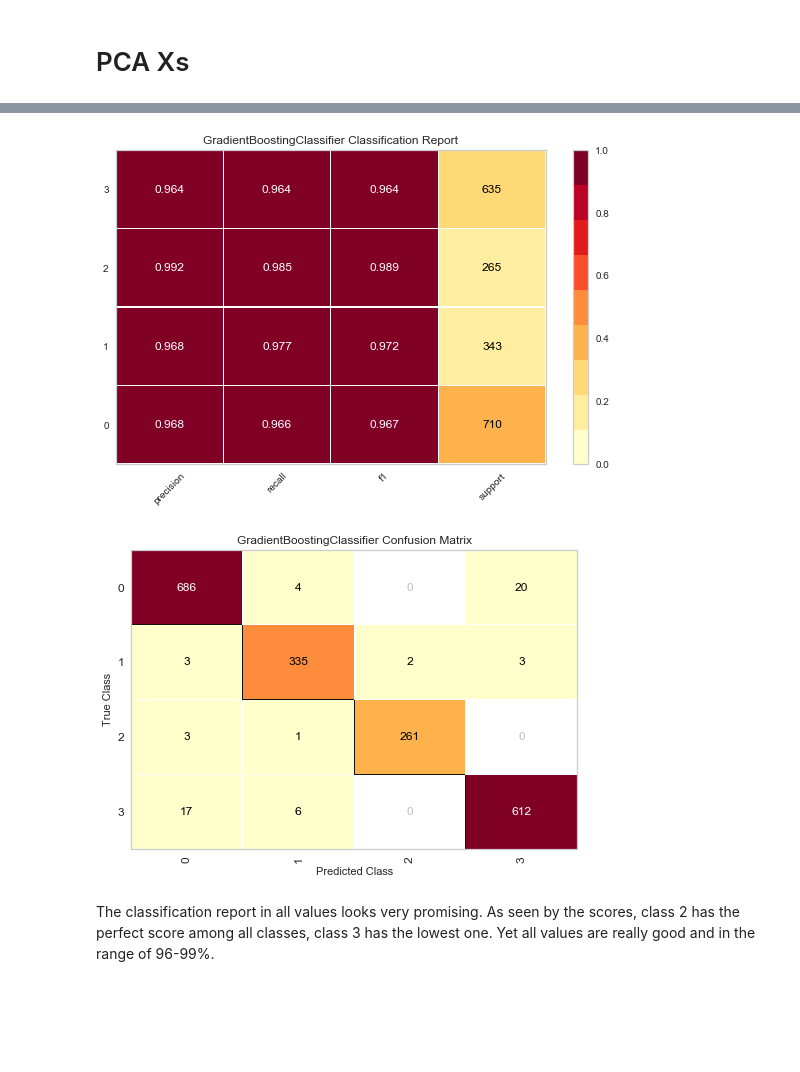
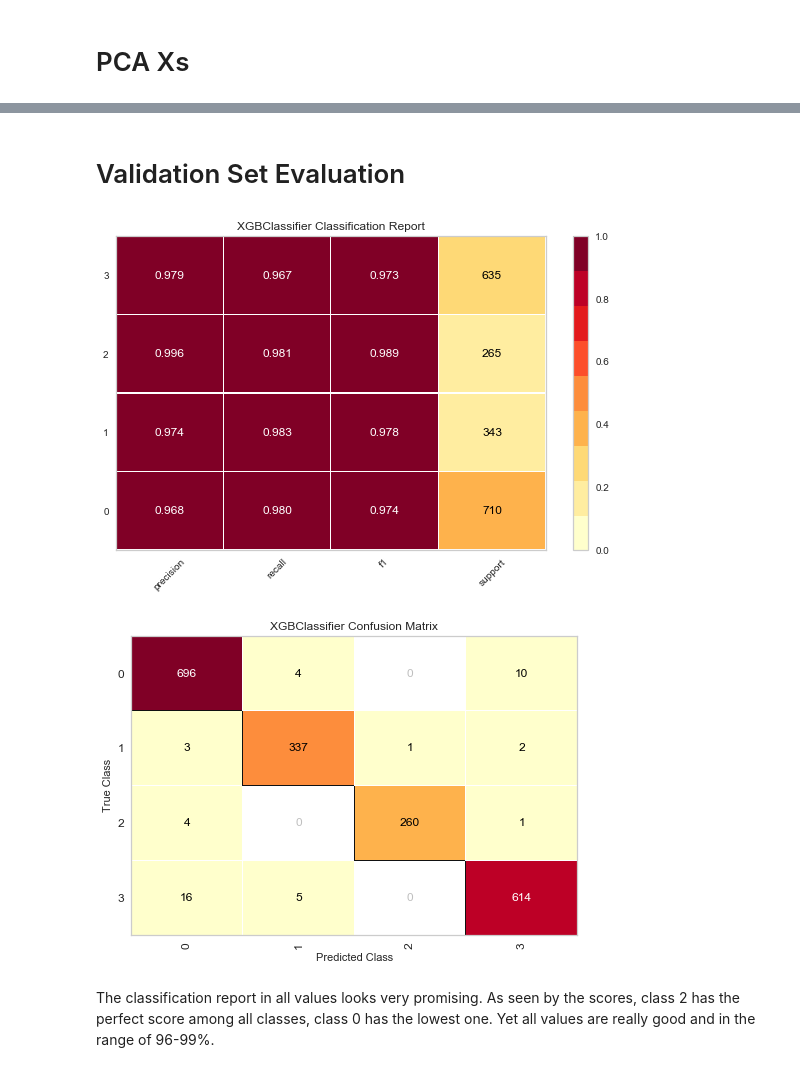
Before and after one commit to YM88/online_shoppers_intention, a Jupyter notebook: 004_CLASSIFICATION.ipynb, the cells around one changed output, grey strips where cells are left out. Cells and saved outputs as stored; diff of their text form; code cells hidden in the pictures; blank space fills up the shorter version.

```diff
--- a/004_CLASSIFICATION.ipynb
+++ b/004_CLASSIFICATION.ipynb
@@ -64,10 +65,11 @@ classifiers = [
    RandomForestClassifier(class_weight='balanced',random_state=42),
    AdaBoostClassifier(random_state=42),
    GradientBoostingClassifier(n_estimators=100, random_state=42),
+   XGBClassifier(random_state=42),
    GaussianNB(),
    LinearDiscriminantAnalysis()]
 
-log_cols=["Classifier", "Accuracy", "Log Loss"]
+log_cols=["Classifier", "Weighted F1 Score", "Log Loss"]
 
 log = pd.DataFrame(columns=log_cols)
 for clf in classifiers:
@@ -77,8 +79,8 @@ for clf in classifiers:
     print(name)
     print('****Results****')
     train_predictions = clf.predict(X_val)
-    acc = accuracy_score(y_val, train_predictions)
-    print("Accuracy: {:.4%}".format(acc))
+    acc = f1_score(y_val, train_predictions, average='weighted')
+    print("Weighted F1 Score: {:.4%}".format(acc))
     train_predictions = clf.predict_proba(X_val)
     ll = log_loss(y_val, train_predictions)
     print("Log Loss: {}".format(ll))
@@ -89,9 +91,9 @@ for clf in classifiers:
 t2 = datetime.datetime.now() - t1
 print('⌚Process took:', t2)
 
-sns.barplot(x='Accuracy', y='Classifier', data=log)
-plt.xlabel('Accuracy %')
-plt.title('Classifier Accuracy')
+sns.barplot(x='Weighted F1 Score', y='Classifier', data=log)
+plt.xlabel('Weighted F1 Score %')
+plt.title('Classifier Weighted F1 Score')
 plt.show()
 sns.barplot(x='Log Loss', y='Classifier', data=log)
 plt.xlabel('Log Loss')
@@ -228,0 +223,4 @@ gbc_base = GradientBoostingClassifier(loss='deviance', learning_rate=0.1, n_esti
+# %%
+xgb = XGBClassifier(eta=0.1, n_estimators=500, booster='gbtree', gamma=0, max_depth=12, subsample=0.33,  verbosity=1, n_jobs=-1, early_stopping=5, random_state=42).fit(X_train, y_train, eval_set=[(X_train, y_train), (X_val, y_val)],
+        eval_metric=['merror', 'mlogloss'],
+        verbose=True)
@@ -229,11 +245,13 @@ gbc_base = GradientBoostingClassifier(loss='deviance', learning_rate=0.1, n_esti
+# %% [markdown]
+# Validation Set Evaluation
 # %%
-classification_report(gbc_base, X_train, y_train, X_val, y_val, support=True);
-confusion_matrix(gbc_base, X_train, y_train, X_val, y_val);
+classification_report(xgb, X_train, y_train, X_val, y_val, support=True);
+confusion_matrix(xgb, X_train, y_train, X_val, y_val);
 # %% [output]
-[figure, old version]
+[figure, new version]
-[figure, old version]
+[figure, new version]
 # %% [markdown]
-The classification report in all values looks very promising. As seen by the scores, class 2 has the perfect score among all classes, class 3 has the lowest one. Yet all values are really good and in the range of 96-99%.
+The classification report in all values looks very promising. As seen by the scores, class 2 has the perfect score among all classes, class 0 has the lowest one. Yet all values are really good and in the range of 96-99%.
 # %% [markdown]
 ## Interpretation of the Confusion Matrix
 
```
Also changed, not shown: parts of 23 cells of this notebook, 3 other files.
